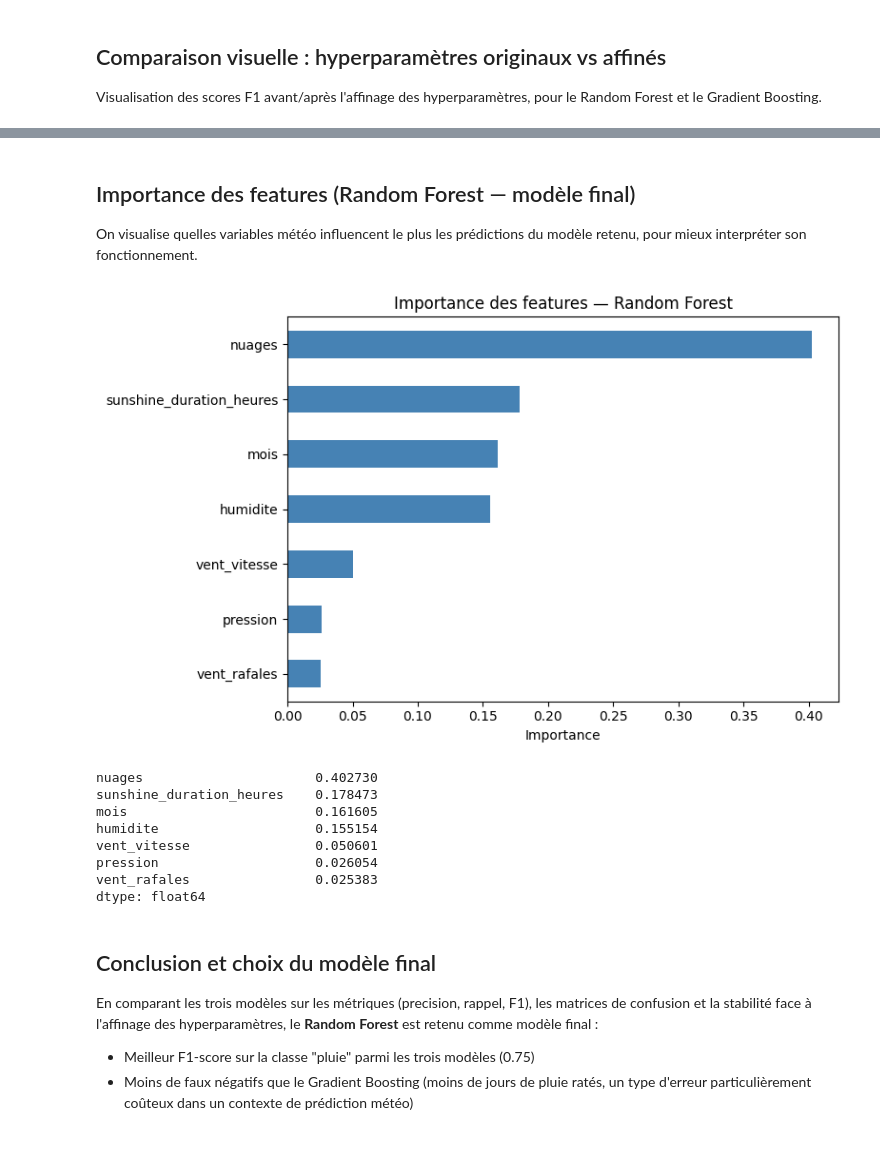
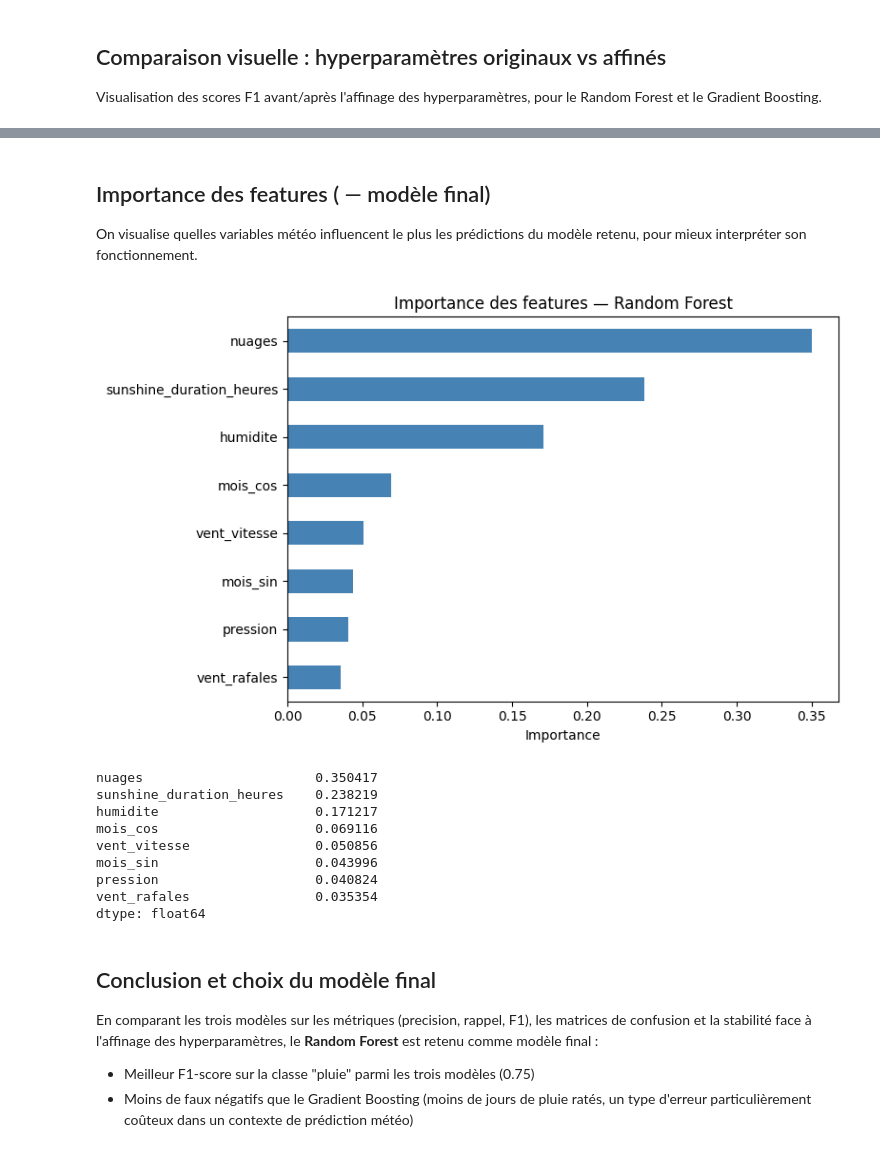
Before and after one commit to Dine803/cosit-stage-prediction-meteo, a Jupyter notebook: notebooks/modele_pluie.ipynb, the cells around one changed output, grey strips where cells are left out. Drawn from its saved outputs; the diff is of its cells as text; code cells hidden in the pictures.

```diff
--- a/notebooks/modele_pluie.ipynb
+++ b/notebooks/modele_pluie.ipynb
@@ -237,0 +250,11 @@ plt.show()
+# %%
+df["mois_sin"] = np.sin(2 * np.pi * df["mois"] / 12)
+df["mois_cos"] = np.cos(2 * np.pi * df["mois"] / 12)
+
+# Liste de features locale, en attente de validation pour modifier
+# FEATURES_COMMUNES dans src/config.py
+FEATURES_AVEC_MOIS_CYCLIQUE = [
+    f for f in FEATURES_COMMUNES if f != "mois"
+] + ["mois_sin", "mois_cos"]
+
+print(FEATURES_AVEC_MOIS_CYCLIQUE)
@@ -264,15 +289,15 @@ df_val = df.iloc[fin_train:fin_val]
 df_test = df.iloc[fin_val:]
 
 # Entraînement
-X_train = df_train[FEATURES_COMMUNES]
+X_train = df_train[FEATURES_AVEC_MOIS_CYCLIQUE]
 y_train = creer_cible_pluie(df_train)
 
 #Validation entre les différents modèles
-X_val = df_val[FEATURES_COMMUNES]
+X_val = df_val[FEATURES_AVEC_MOIS_CYCLIQUE]
 y_val = creer_cible_pluie(df_val)
 
 # Test pour évaluer le comportement de notre modèle final face à de futurs données
-X_test = df_test[FEATURES_COMMUNES]
+X_test = df_test[FEATURES_AVEC_MOIS_CYCLIQUE]
 y_test = creer_cible_pluie(df_test)
 
 print("Train :", X_train.shape, "| Val :", X_val.shape, "| Test :", X_test.shape)
@@ -660,31 +671,32 @@ finaux, sans passage supplémentaire par `GridSearchCV`.
 # %% [markdown]
-## Importance des features (Random Forest — modèle final)
+## Importance des features ( — modèle final)
 
 On visualise quelles variables météo influencent le plus les prédictions
 du modèle retenu, pour mieux interpréter son fonctionnement.
 # %%
 
-importances = pd.Series(modele_gb.feature_importances_, index=FEATURES_COMMUNES)
+importances = pd.Series(modele_rf.feature_importances_, index=FEATURES_AVEC_MOIS_CYCLIQUE)
 importances = importances.sort_values(ascending=False)
 
 plt.figure(figsize=(8, 5))
 importances.plot(kind="barh", color="steelblue")
 plt.gca().invert_yaxis()
 plt.title("Importance des features — Random Forest")
 plt.xlabel("Importance")
 plt.tight_layout()
 plt.show()
 
 importances
 # %% [output]
-[figure, old version]
+[figure, new version]
-nuages                      0.402730
-sunshine_duration_heures    0.178473
-mois                        0.161605
-humidite                    0.155154
-vent_vitesse                0.050601
-pression                    0.026054
-vent_rafales                0.025383
+nuages                      0.350417
+sunshine_duration_heures    0.238219
+humidite                    0.171217
+mois_cos                    0.069116
+vent_vitesse                0.050856
+mois_sin                    0.043996
+pression                    0.040824
+vent_rafales                0.035354
 dtype: float64
 # %% [markdown]
 ## Conclusion et choix du modèle final
```
Also changed, not shown: parts of 15 cells of this notebook.
